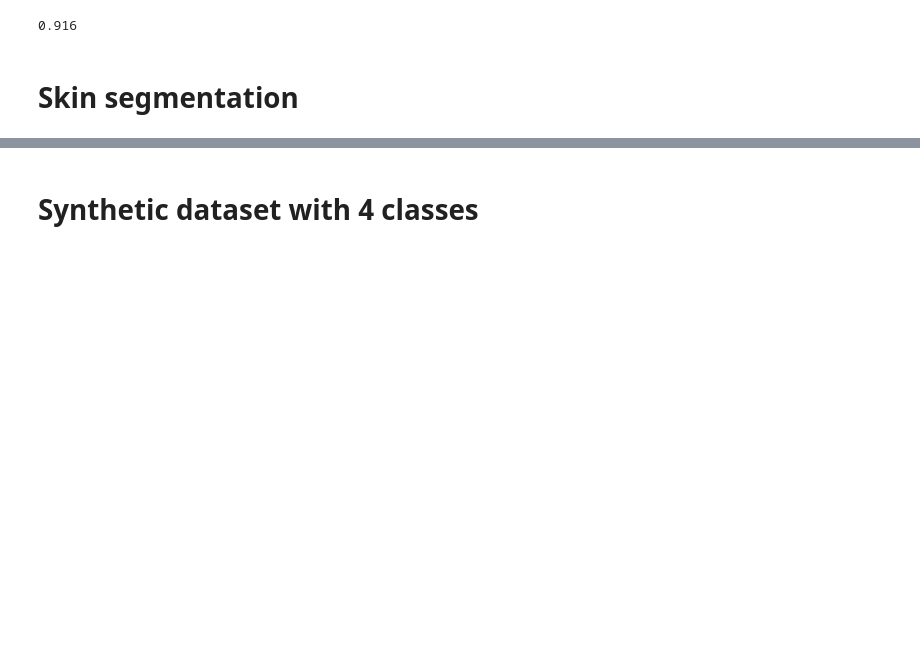
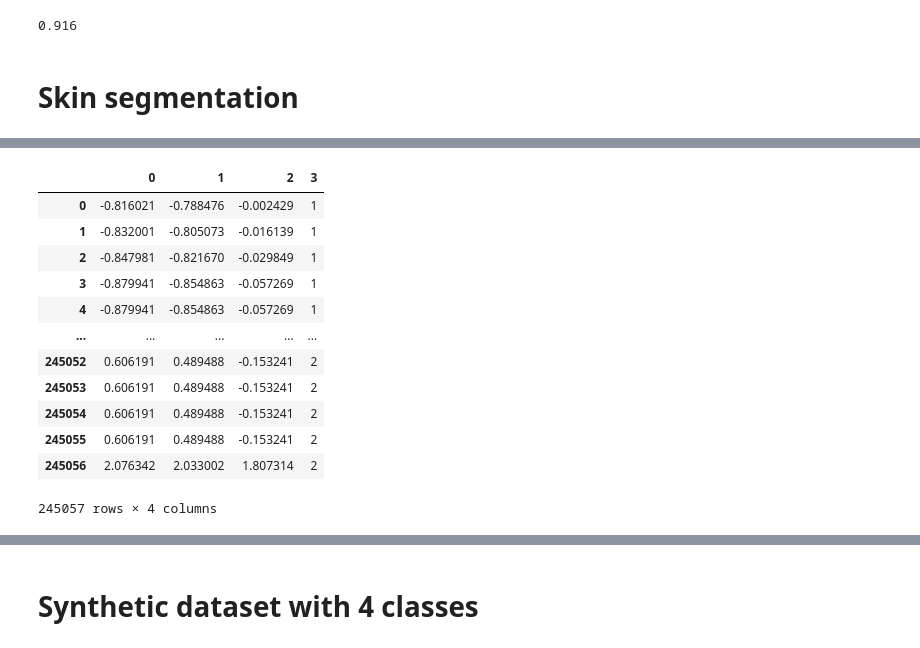
Before and after one commit to GemCarr/QML, a Jupyter notebook: qml.ipynb, the cells around one changed output, grey strips where cells are left out. Cells and saved outputs as stored; diff of their text form; code cells hidden in the pictures; blank space fills up the shorter version.

```diff
--- a/qml.ipynb
+++ b/qml.ipynb
@@ -511,0 +579,24 @@ score
+# %%
+alpha = 0.1
+q = 3
+
+attributes = df.columns[:-1]
+
+for x in attributes:
+    df[x] = rescaleFeature(df[x], alpha, q)
+
+df
+# %% [output]
+|  | 0 | 1 | 2 | 3 |
+| 0 | -0.816021 | -0.788476 | -0.002429 | 1 |
+| 1 | -0.832001 | -0.805073 | -0.016139 | 1 |
+| 2 | -0.847981 | -0.821670 | -0.029849 | 1 |
+| 3 | -0.879941 | -0.854863 | -0.057269 | 1 |
+| 4 | -0.879941 | -0.854863 | -0.057269 | 1 |
+| ... | ... | ... | ... | ... |
+| 245052 | 0.606191 | 0.489488 | -0.153241 | 2 |
+| 245053 | 0.606191 | 0.489488 | -0.153241 | 2 |
+| 245054 | 0.606191 | 0.489488 | -0.153241 | 2 |
+| 245055 | 0.606191 | 0.489488 | -0.153241 | 2 |
+| 245056 | 2.076342 | 2.033002 | 1.807314 | 2 |
+245057 rows × 4 columns
```
Also changed, not shown: parts of 52 cells of this notebook, 1 other file.
